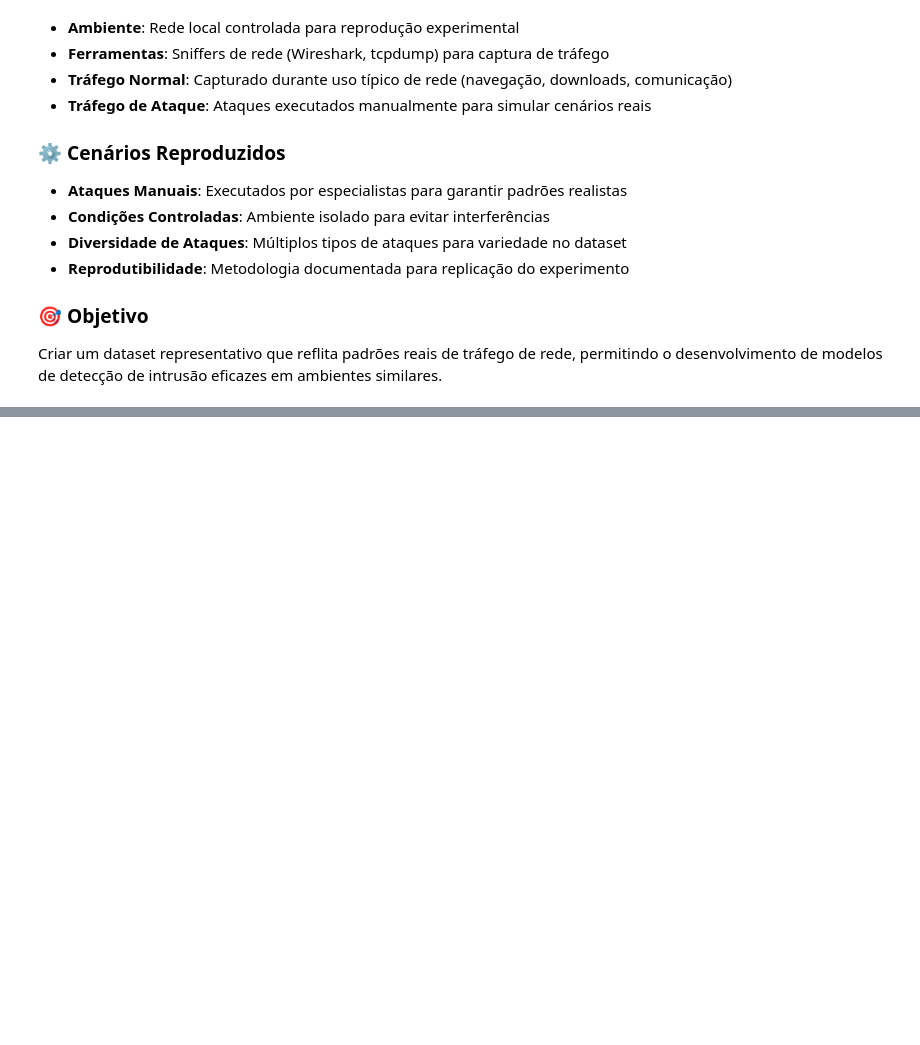
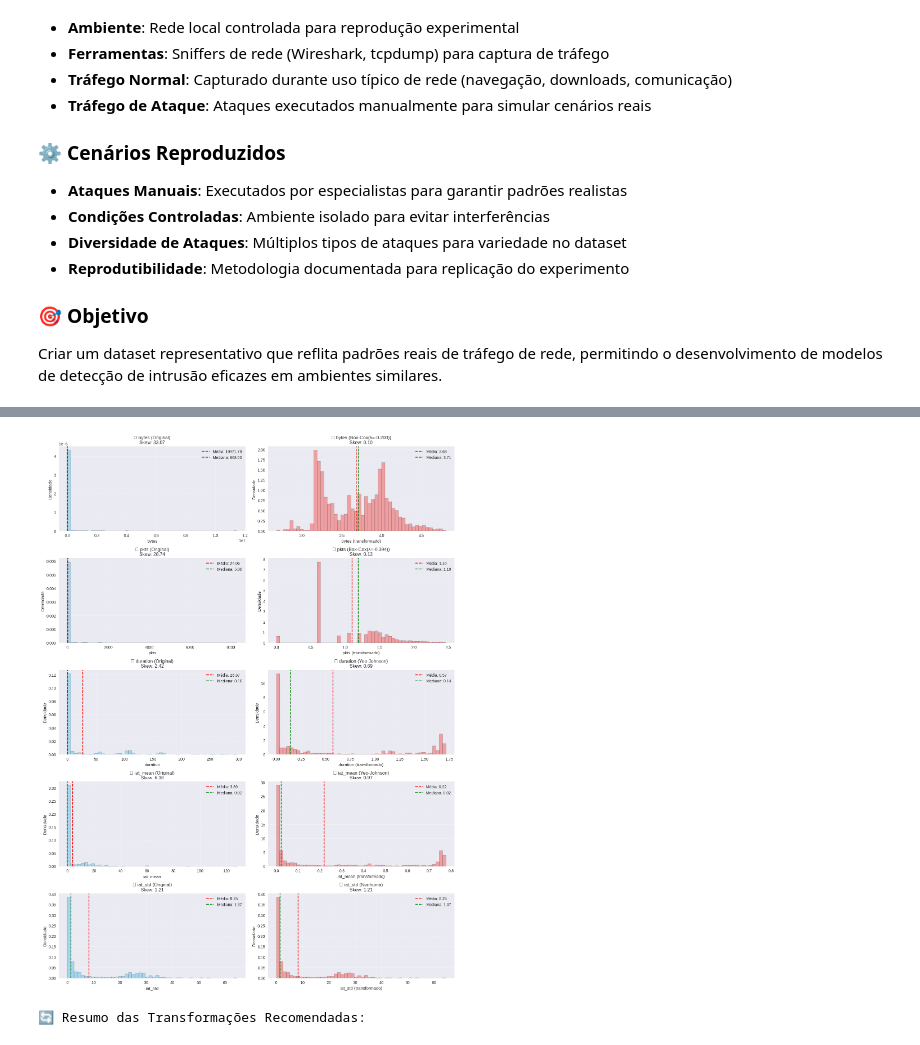
Before and after one commit to DiegoNogueiraDev/atack-prediction, a Jupyter notebook: notebooks/eda.ipynb, the cells around one changed output, grey strips where cells are left out. Saved outputs shown, nothing was run; the diff lists cells and outputs as text; code cells hidden in the pictures; blank space fills up the shorter version.

```diff
--- a/notebooks/eda.ipynb
+++ b/notebooks/eda.ipynb
@@ -190,4 +277,5 @@ else:
 # %%
+
 # 5. DISTRIBUIÇÕES UNIVARIADAS E ANÁLISE DE TRANSFORMAÇÕES
 
 print("📊 Analisando distribuições das features numéricas...")
@@ -195,14 +283,25 @@ print("📊 Analisando distribuições das features numéricas...")
 from scipy.stats import boxcox
 from sklearn.preprocessing import PowerTransformer
 
-fig, axes = plt.subplots(4, 2, figsize=(15, 16))
-axes = axes.ravel()
+# ✅ CORREÇÃO 1: Ajustar dinâmicamente o número de subplots
+n_features = len(numeric_cols)
+print(f"🔢 Processando {n_features} features numéricas")
+
+# ✅ CORREÇÃO 2: Subplot dinâmico baseado no número real de features
+fig, axes = plt.subplots(n_features, 2, figsize=(15, 4*n_features))
+
+# ✅ CORREÇÃO 3: Garantir que axes seja sempre bidimensional
+if n_features == 1:
+    axes = axes.reshape(1, -1)
 
 transformation_results = []
 
 for i, col in enumerate(numeric_cols):
-    # Plot original
-    axes[i*2].hist(df[col], bins=50, alpha=0.7, density=True, color='skyblue', edgecolor='black')
+    print(f"🔄 Processando feature {i+1}/{n_features}: {col}")
+
+    # ✅ CORREÇÃO 4: Usar indexação 2D ao invés de ravel
+    # Plot original (primeira coluna)
+    axes[i, 0].hist(df[col], bins=50, alpha=0.7, density=True, color='skyblue', edgecolor='black')
 
     # Estatísticas da distribuição original
     mean_val = df[col].mean()
@@ -210,14 +309,14 @@ for i, col in enumerate(numeric_cols):
     skew_val = df[col].skew()
 
     # Linhas de referência
-    axes[i*2].axvline(mean_val, color='red', linestyle='--', label=f'Média: {mean_val:.2f}')
-    axes[i*2].axvline(median_val, color='green', linestyle='--', label=f'Mediana: {median_val:.2f}')
+    axes[i, 0].axvline(mean_val, color='red', linestyle='--', label=f'Média: {mean_val:.2f}')
+    axes[i, 0].axvline(median_val, color='green', linestyle='--', label=f'Mediana: {median_val:.2f}')
 
-    axes[i*2].set_title(f'📈 {col} (Original)\nSkew: {skew_val:.2f}')
-    axes[i*2].set_xlabel(col)
-    axes[i*2].set_ylabel('Densidade')
-    axes[i*2].legend()
-    axes[i*2].grid(True, alpha=0.3)
+    axes[i, 0].set_title(f'📈 {col} (Original)\nSkew: {skew_val:.2f}')
+    axes[i, 0].set_xlabel(col)
+    axes[i, 0].set_ylabel('Densidade')
+    axes[i, 0].legend()
+    axes[i, 0].grid(True, alpha=0.3)
 
     # Teste de normalidade original
     _, p_value_orig = stats.normaltest(df[col].dropna())
@@ -270,26 +369,38 @@ for i, col in enumerate(numeric_cols):
                     transformed_data = transform_data
                     skew_transformed = stats.skew(transform_data)
 
-    # Plot transformado
-    axes[i*2+1].hist(transformed_data, bins=50, alpha=0.7, density=True,
-                     color='lightcoral', edgecolor='black')
+    # ✅ CORREÇÃO 5: Plot transformado (segunda coluna)
+    axes[i, 1].hist(transformed_data, bins=50, alpha=0.7, density=True,
+                    color='lightcoral', edgecolor='black')
 
-    mean_trans = transformed_data.mean()
-    median_trans = transformed_data.median()
+    # ✅ CORREÇÃO 6: Tratamento robusto de tipos de dados
+    if isinstance(transformed_data, (pd.Series, pd.DataFrame)):
+        mean_trans = transformed_data.mean()
+        median_trans = transformed_data.median()
+    else:
+        mean_trans = np.mean(transformed_data)
+        median_trans = np.median(transformed_data)
 
-    axes[i*2+1].axvline(mean_trans, color='red', linestyle='--', label=f'Média: {mean_trans:.2f}')
-    axes[i*2+1].axvline(median_trans, color='green', linestyle='--', label=f'Mediana: {median_trans:.2f}')
+    axes[i, 1].axvline(mean_trans, color='red', linestyle='--', label=f'Média: {mean_trans:.2f}')
+    axes[i, 1].axvline(median_trans, color='green', linestyle='--', label=f'Mediana: {median_trans:.2f}')
 
     # Teste de normalidade transformado
     if best_transformation != "Nenhuma":
-        _, p_value_trans = stats.normaltest(transformed_data.dropna())
-        normality_transformed = "Normal" if p_value_trans > 0.05 else "Não Normal"
+        try:
+            if isinstance(transformed_data, (pd.Series, pd.DataFrame)):
+                test_data = transformed_data.dropna()
+            else:
+                test_data = pd.Series(transformed_data).dropna()
+            _, p_value_trans = stats.normaltest(test_data)
+            normality_transformed = "Normal" if p_value_trans > 0.05 else "Não Normal"
+        except:
+            normality_transformed = "Erro no teste"
 
-    axes[i*2+1].set_title(f'🔄 {col} ({best_transformation})\nSkew: {skew_transformed:.2f}')
-    axes[i*2+1].set_xlabel(f'{col} (transformado)')
-    axes[i*2+1].set_ylabel('Densidade')
-    axes[i*2+1].legend()
-    axes[i*2+1].grid(True, alpha=0.3)
+    axes[i, 1].set_title(f'🔄 {col} ({best_transformation})\nSkew: {skew_transformed:.2f}')
+    axes[i, 1].set_xlabel(f'{col} (transformado)')
+    axes[i, 1].set_ylabel('Densidade')
+    axes[i, 1].legend()
+    axes[i, 1].grid(True, alpha=0.3)
 
     # Armazenar resultados
     transformation_results.append({
@@ -325,3 +436,6 @@ print("\n🎯 Estratégia para Autoencoder:")
 print("• Features com skew > 2: Aplicar transformação antes da normalização")
 print("• Features normalizadas: StandardScaler ou MinMaxScaler")
 print("• Manter transformações inversíveis para interpretação dos resultados")
+
+print("\n✅ Seção 5 executada com sucesso!")
+# %% [output]
@@ -327,0 +449,2 @@ print("• Manter transformações inversíveis para interpretação dos resulta
+[figure, added]
+🔄 Resumo das Transformações Recomendadas:
```
Also changed, not shown: parts of 13 cells of this notebook, 12 other files.
